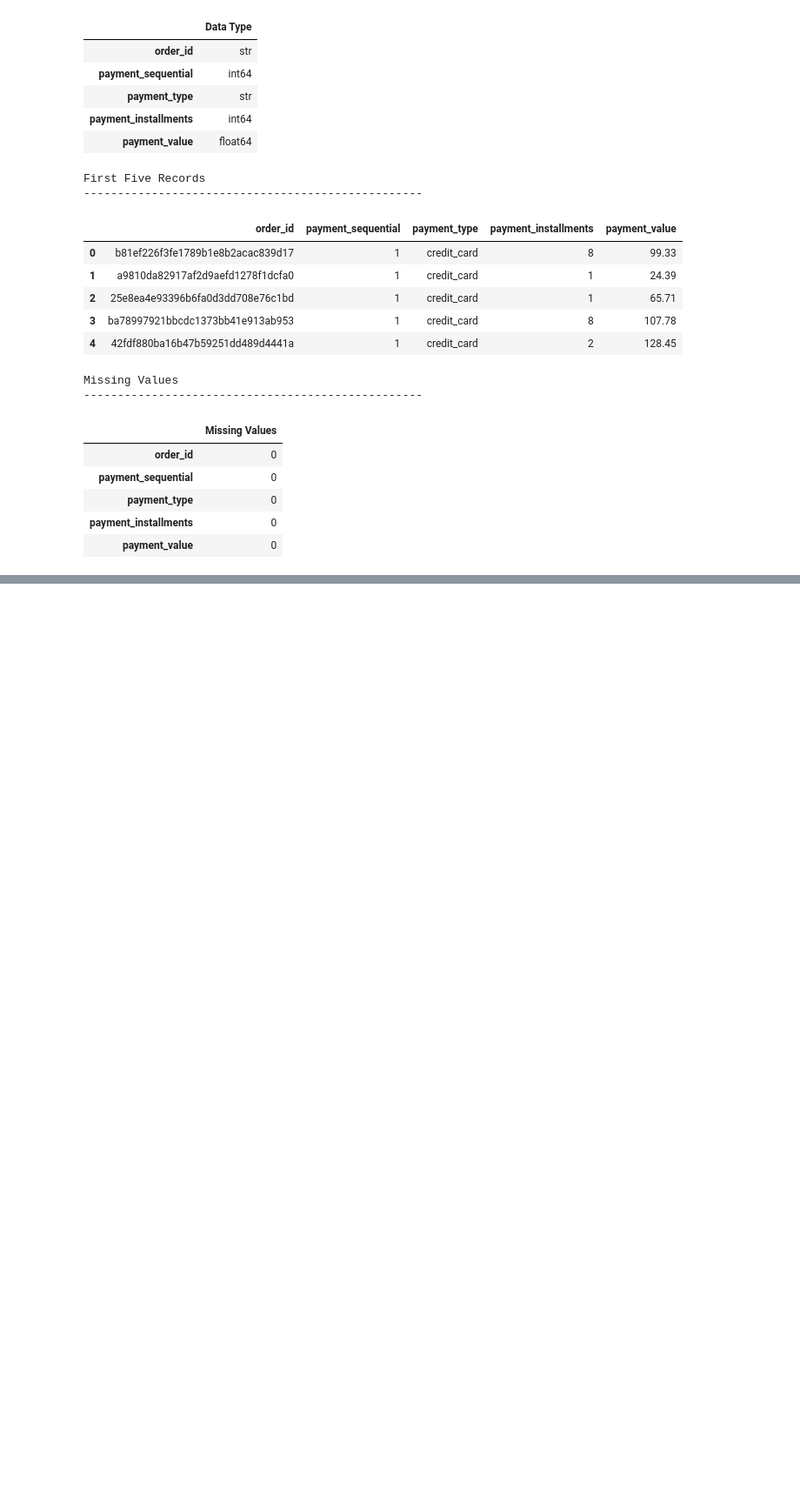
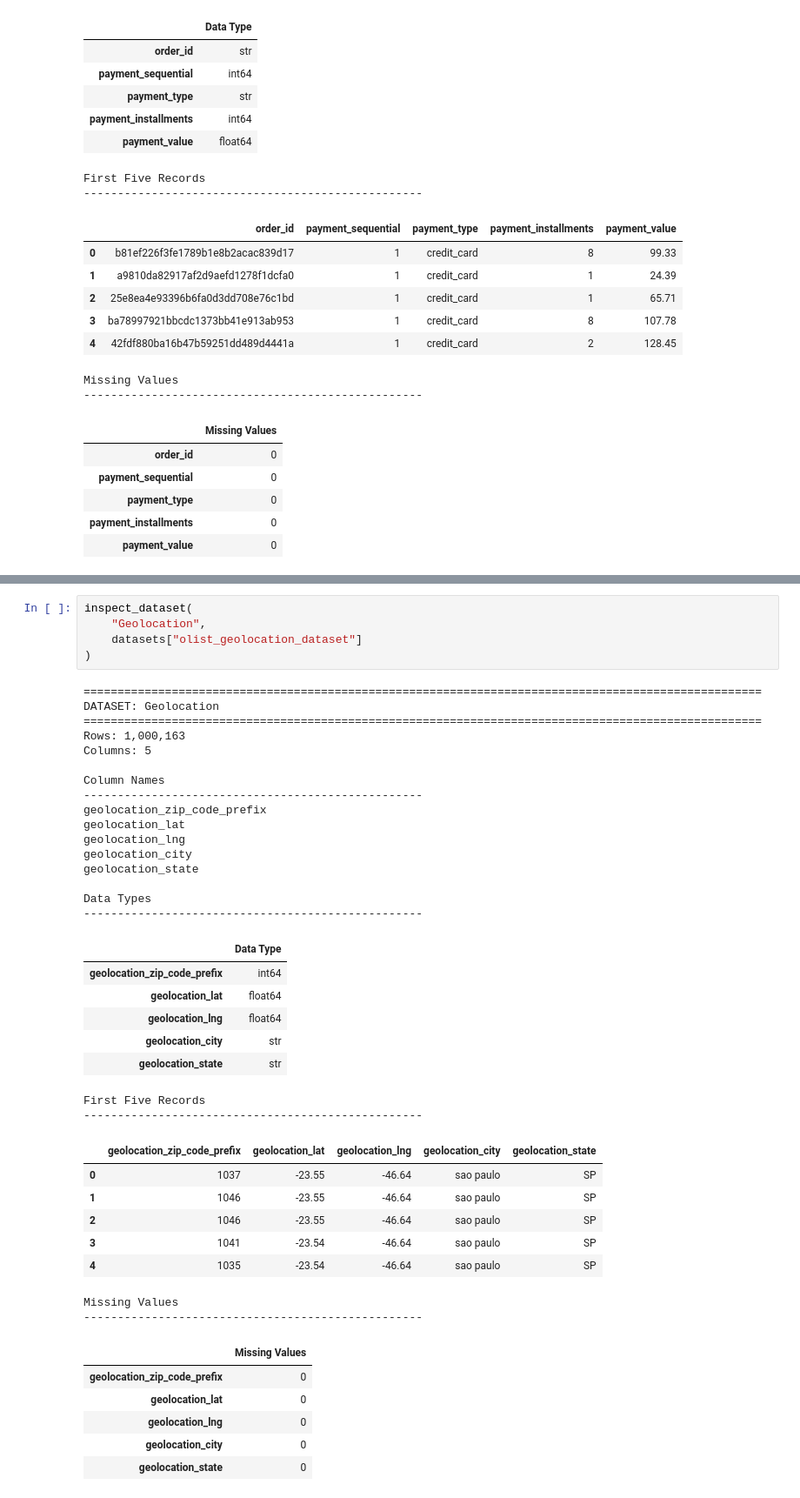
Before and after one commit to laplacepaul/ecommerce-growth-analytics, a Jupyter notebook: notebooks/01_data_audit.ipynb, the cells around one changed output, grey strips where cells are left out. Shown at 87% size. Saved outputs shown, nothing was run; the diff lists cells and outputs as text; blank space fills up the shorter version.

```diff
--- a/notebooks/01_data_audit.ipynb
+++ b/notebooks/01_data_audit.ipynb
@@ -624,0 +757,44 @@ Missing Values
+# %%
+inspect_dataset(
+    "Geolocation",
+    datasets["olist_geolocation_dataset"]
+)
+# %% [output]
+====================================================================================================
+DATASET: Geolocation
+====================================================================================================
+Rows: 1,000,163
+Columns: 5
+
+Column Names
+--------------------------------------------------
+geolocation_zip_code_prefix
+geolocation_lat
+geolocation_lng
+geolocation_city
+geolocation_state
+
+Data Types
+--------------------------------------------------
+|  | Data Type |
+| geolocation_zip_code_prefix | int64 |
+| geolocation_lat | float64 |
+| geolocation_lng | float64 |
+| geolocation_city | str |
+| geolocation_state | str |
+First Five Records
+--------------------------------------------------
+|  | geolocation_zip_code_prefix | geolocation_lat | geolocation_lng | geolocation_city | geolocation_state |
+| 0 | 1037 | -23.55 | -46.64 | sao paulo | SP |
+| 1 | 1046 | -23.55 | -46.64 | sao paulo | SP |
+| 2 | 1046 | -23.55 | -46.64 | sao paulo | SP |
+| 3 | 1041 | -23.54 | -46.64 | sao paulo | SP |
+| 4 | 1035 | -23.54 | -46.64 | sao paulo | SP |
+Missing Values
+--------------------------------------------------
+|  | Missing Values |
+| geolocation_zip_code_prefix | 0 |
+| geolocation_lat | 0 |
+| geolocation_lng | 0 |
+| geolocation_city | 0 |
+| geolocation_state | 0 |
```
Also changed, not shown: parts of 9 cells of this notebook, 2 other files.
